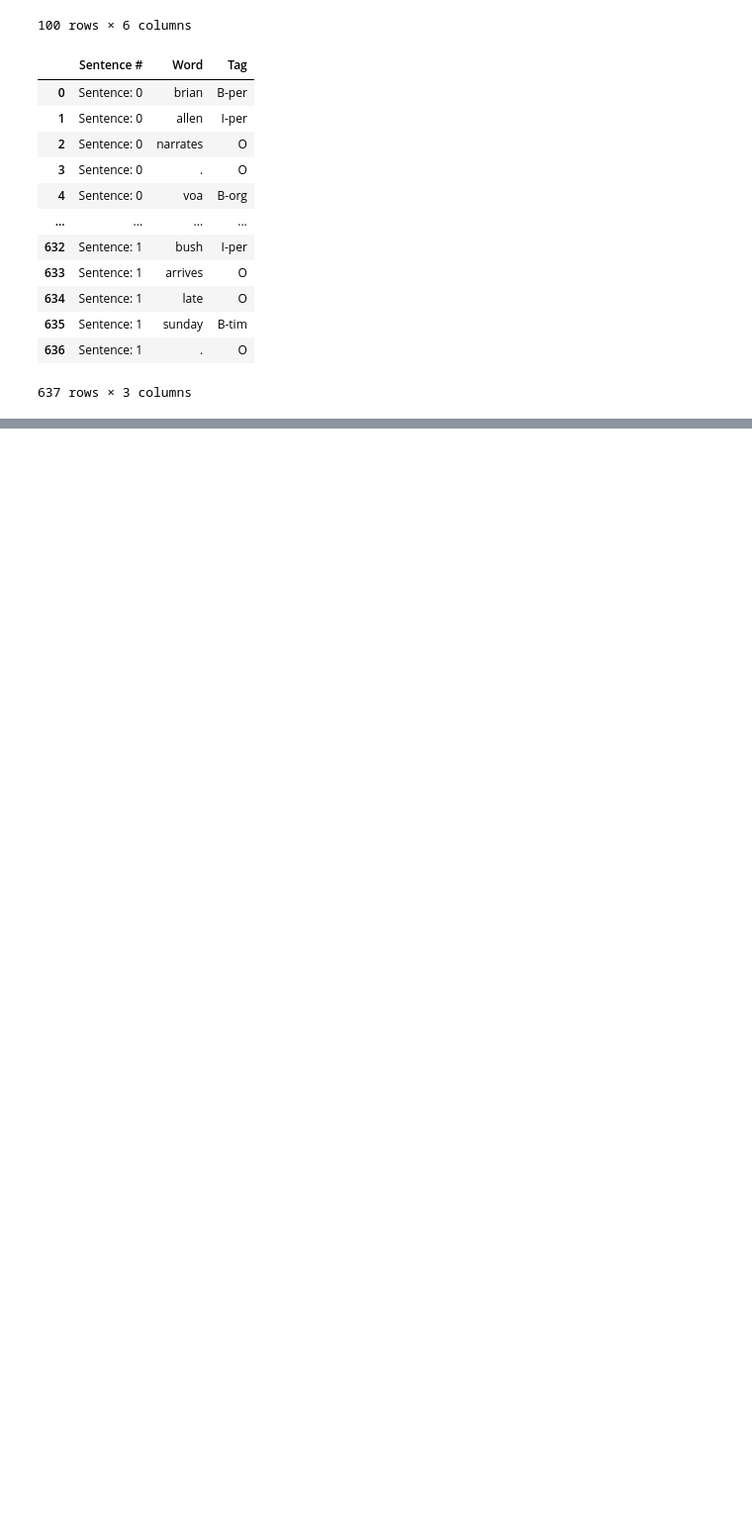
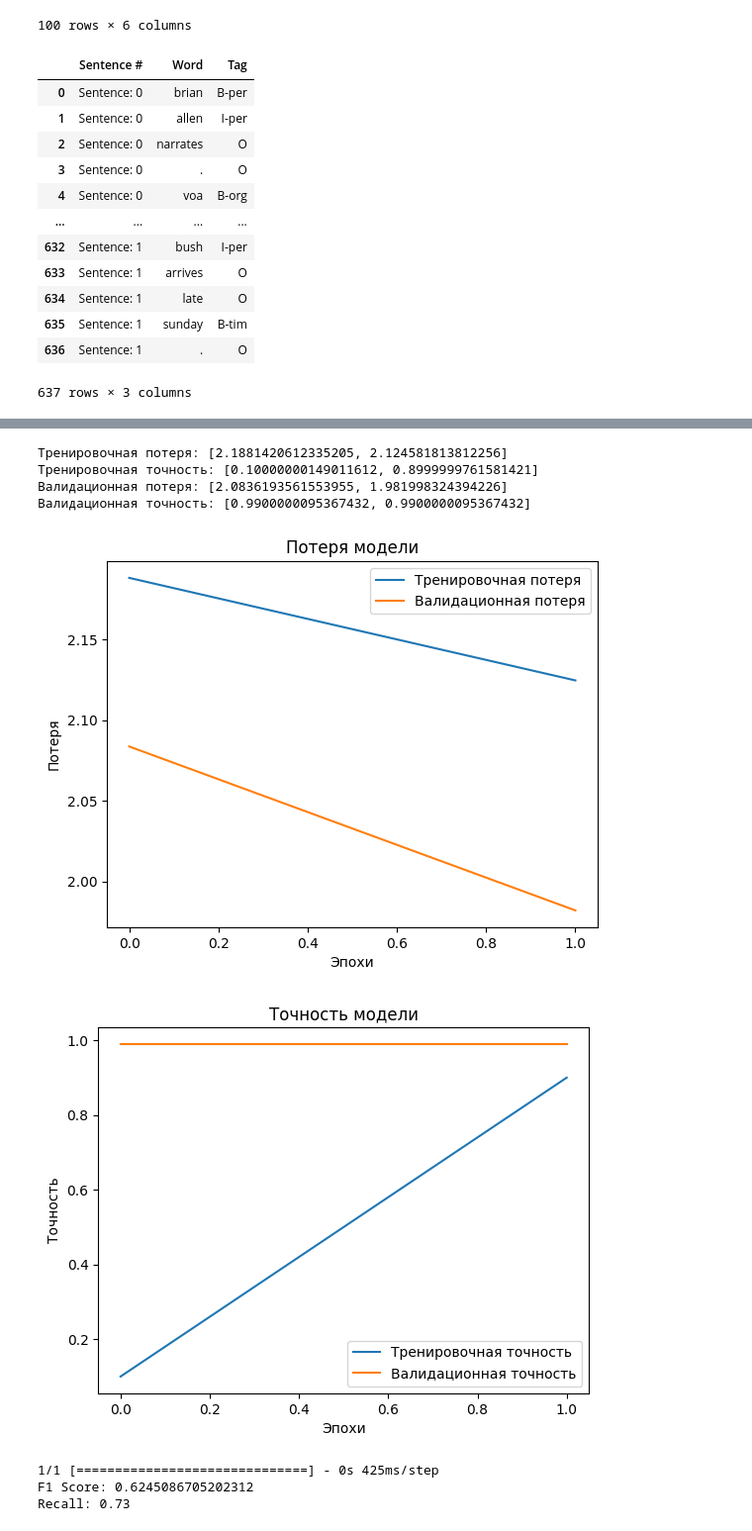
Before and after one commit to ElenaRodionova/NER, a Jupyter notebook: NER.ipynb, the cells around one changed output, grey strips where cells are left out. Shown at 99% size. Cells and saved outputs as stored; diff of their text form; code cells hidden in the pictures; blank space fills up the shorter version.

```diff
--- a/NER.ipynb
+++ b/NER.ipynb
@@ -568,0 +593,16 @@ weighted avg       0.67      0.78      0.72       585
+# %%
+model.compile(optimizer='adam',
+              loss='categorical_crossentropy',
+              metrics=['accuracy'])
+
+early_stopping = EarlyStopping(monitor='val_accuracy', patience=1, verbose=0, mode='max', restore_best_weights=False)
+callbacks = [early_stopping]
+
+history = model.fit(
+    X_train, np.array(y_train),
+    validation_split=0.2,
+    batch_size = 32,
+    epochs = 5,
+    verbose = 1,
+    callbacks = callbacks
+)
@@ -568,0 +614,53 @@ weighted avg       0.67      0.78      0.72       585
+# %%
+train_loss = history.history['loss']
+train_accuracy = history.history['accuracy']
+val_loss = history.history['val_loss']
+val_accuracy = history.history['val_accuracy']
+
+print("Тренировочная потеря:", train_loss)
+print("Тренировочная точность:", train_accuracy)
+print("Валидационная потеря:", val_loss)
+print("Валидационная точность:", val_accuracy)
+# %% [output]
+Тренировочная потеря: [2.1881420612335205, 2.124581813812256]
+Тренировочная точность: [0.10000000149011612, 0.8999999761581421]
+Валидационная потеря: [2.0836193561553955, 1.981998324394226]
+Валидационная точность: [0.9900000095367432, 0.9900000095367432]
+# %%
+# Визуализация потерь
+plt.plot(train_loss, label='Тренировочная потеря')
+plt.plot(val_loss, label='Валидационная потеря')
+plt.title('Потеря модели')
+plt.ylabel('Потеря')
+plt.xlabel('Эпохи')
+plt.legend()
+plt.show()
+
+# Визуализация точности
+plt.plot(train_accuracy, label='Тренировочная точность')
+plt.plot(val_accuracy, label='Валидационная точность')
+plt.title('Точность модели')
+plt.ylabel('Точность')
+plt.xlabel('Эпохи')
+plt.legend()
+plt.show()
+# %% [output]
+[figure, added]
+[figure, added]
+# %%
+# Получаем предсказания модели
+predictions = model.predict(X_test)
+
+# Преобразовываем предсказания в класс
+predicted_classes = np.argmax(predictions, axis=-1)
+true_classes = np.argmax(np.array(y_test), axis=-1)
+
+f1 = f1_score(true_classes.flatten(), predicted_classes.flatten(), average='weighted')
+recall = recall_score(true_classes.flatten(), predicted_classes.flatten(), average='weighted')
+
+print('F1 Score:', f1)
+print('Recall:', recall)
+# %% [output]
+1/1 [==============================] - 0s 425ms/step
+F1 Score: 0.6245086705202312
+Recall: 0.73
```
Also changed, not shown: parts of 31 cells of this notebook.
